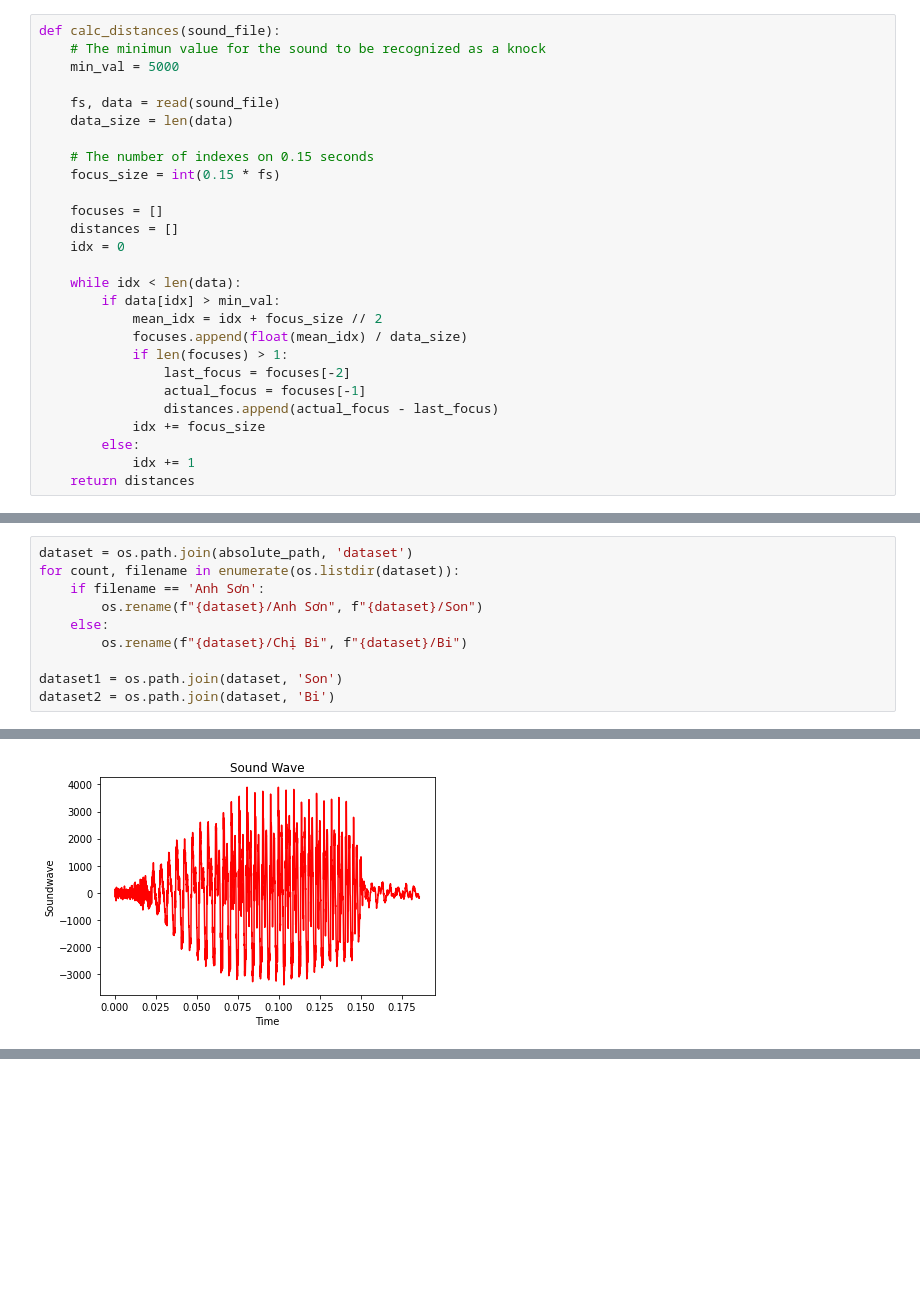
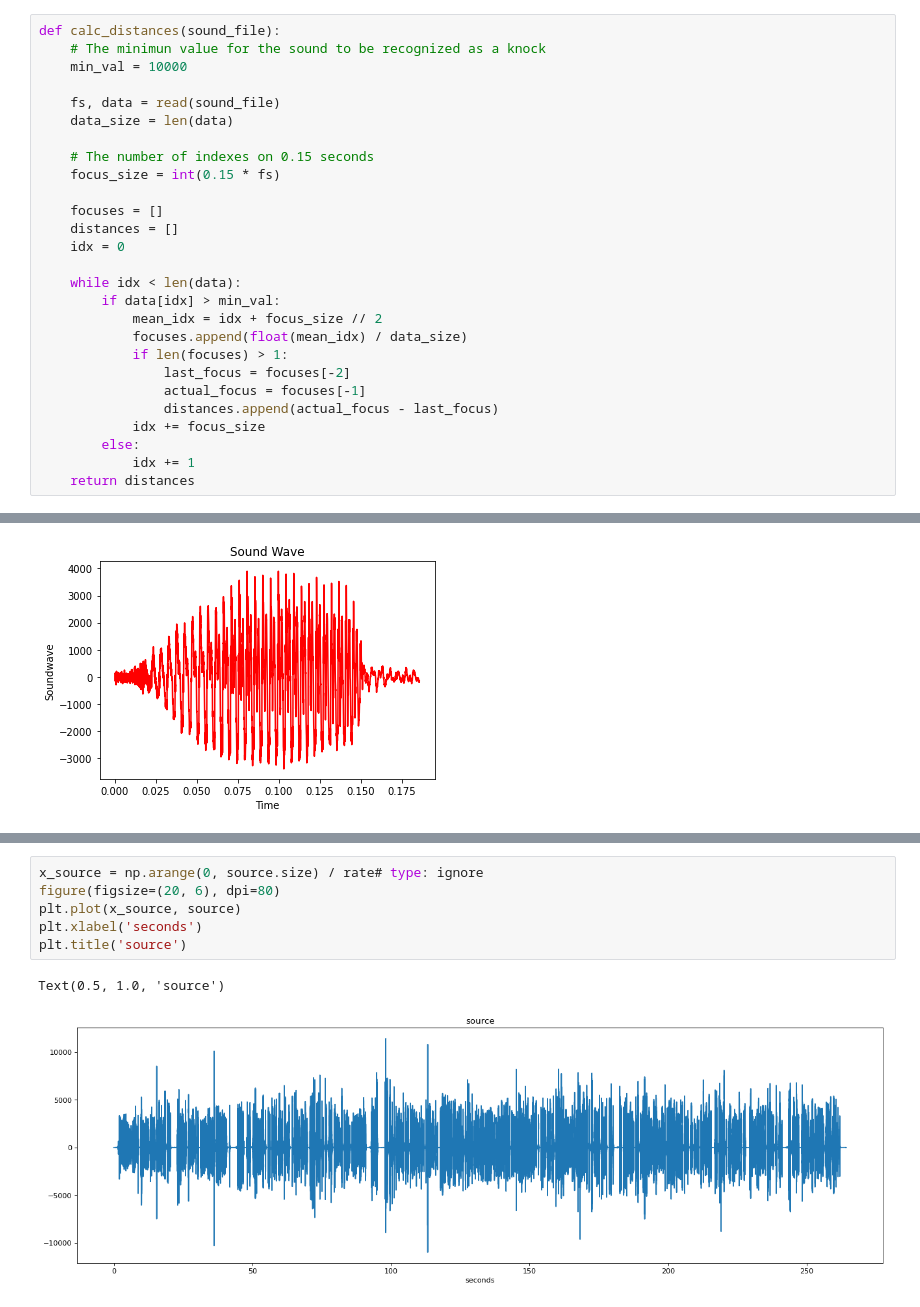
Before and after one commit to bluishfluid666/bahnar_tts, a Jupyter notebook: src-code/pattern-processing.ipynb, the cells around one changed output, grey strips where cells are left out. Drawn from its saved outputs; the diff is of its cells as text; blank space fills up the shorter version.

```diff
--- a/src-code/pattern-processing.ipynb
+++ b/src-code/pattern-processing.ipynb
@@ -25,7 +27,7 @@ ChiBi
 # %%
 def calc_distances(sound_file):
     # The minimun value for the sound to be recognized as a knock
-    min_val = 5000
+    min_val = 10000
 
     fs, data = read(sound_file)
     data_size = len(data)
@@ -159,13 +153,3 @@ E:/SOFT/General_Subjects/artificial_intelligence/colab-tts-Bahnar/bahnar_tts\pat
-# %%
-dataset = os.path.join(absolute_path, 'dataset')
-for count, filename in enumerate(os.listdir(dataset)):
-    if filename == 'Anh Sơn':
-        os.rename(f"{dataset}/Anh Sơn", f"{dataset}/Son")
-    else:
-        os.rename(f"{dataset}/Chị Bi", f"{dataset}/Bi")
-
-dataset1 = os.path.join(dataset, 'Son')
-dataset2 = os.path.join(dataset, 'Bi')
 # %% [markdown]
 ### Process audio files
 # %%
@@ -282,0 +310,9 @@ True
+# %%
+x_source = np.arange(0, source.size) / rate# type: ignore
+figure(figsize=(20, 6), dpi=80)
+plt.plot(x_source, source)
+plt.xlabel('seconds')
+plt.title('source')
+# %% [output]
+Text(0.5, 1.0, 'source')
+[figure, added]
```
Also changed, not shown: parts of 20 cells of this notebook.
